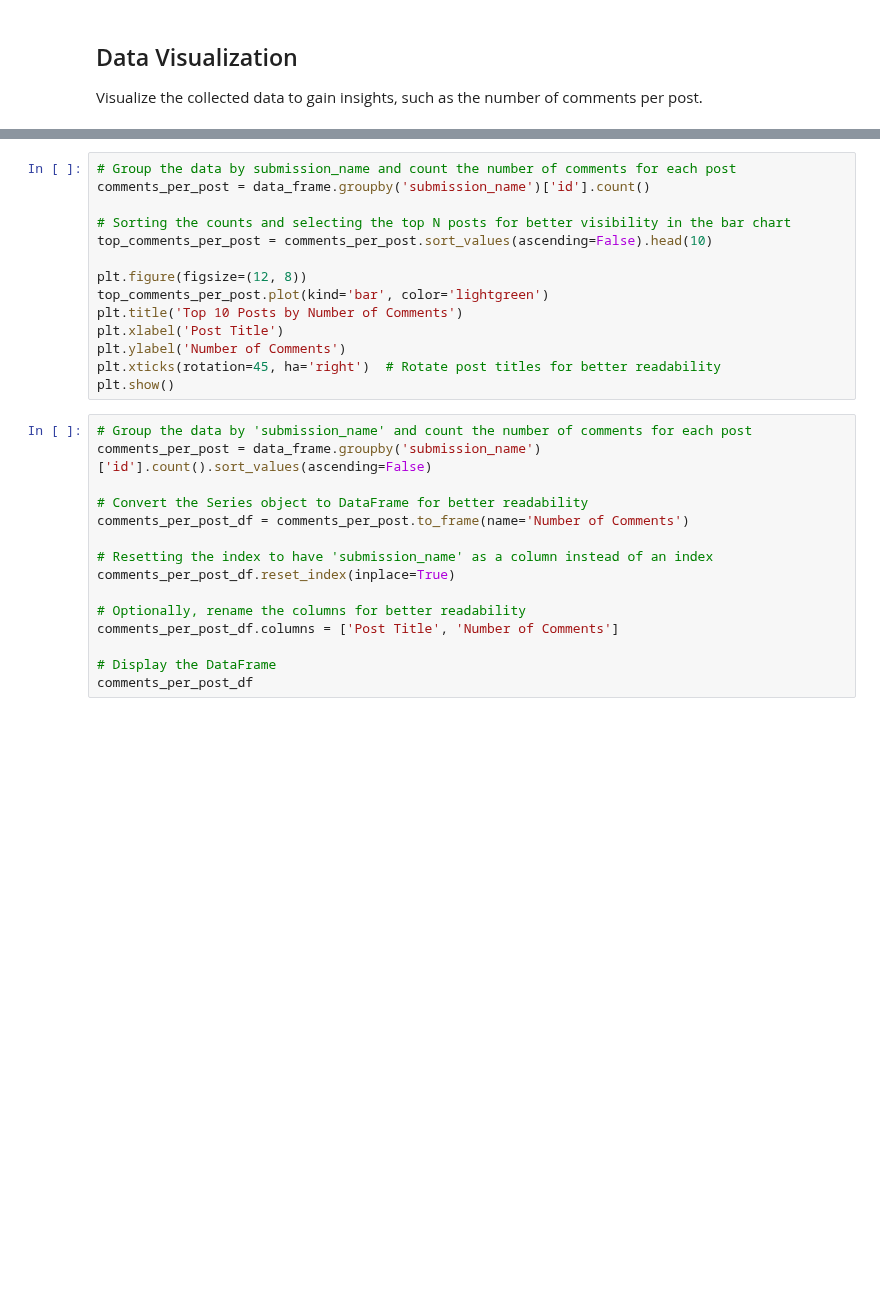
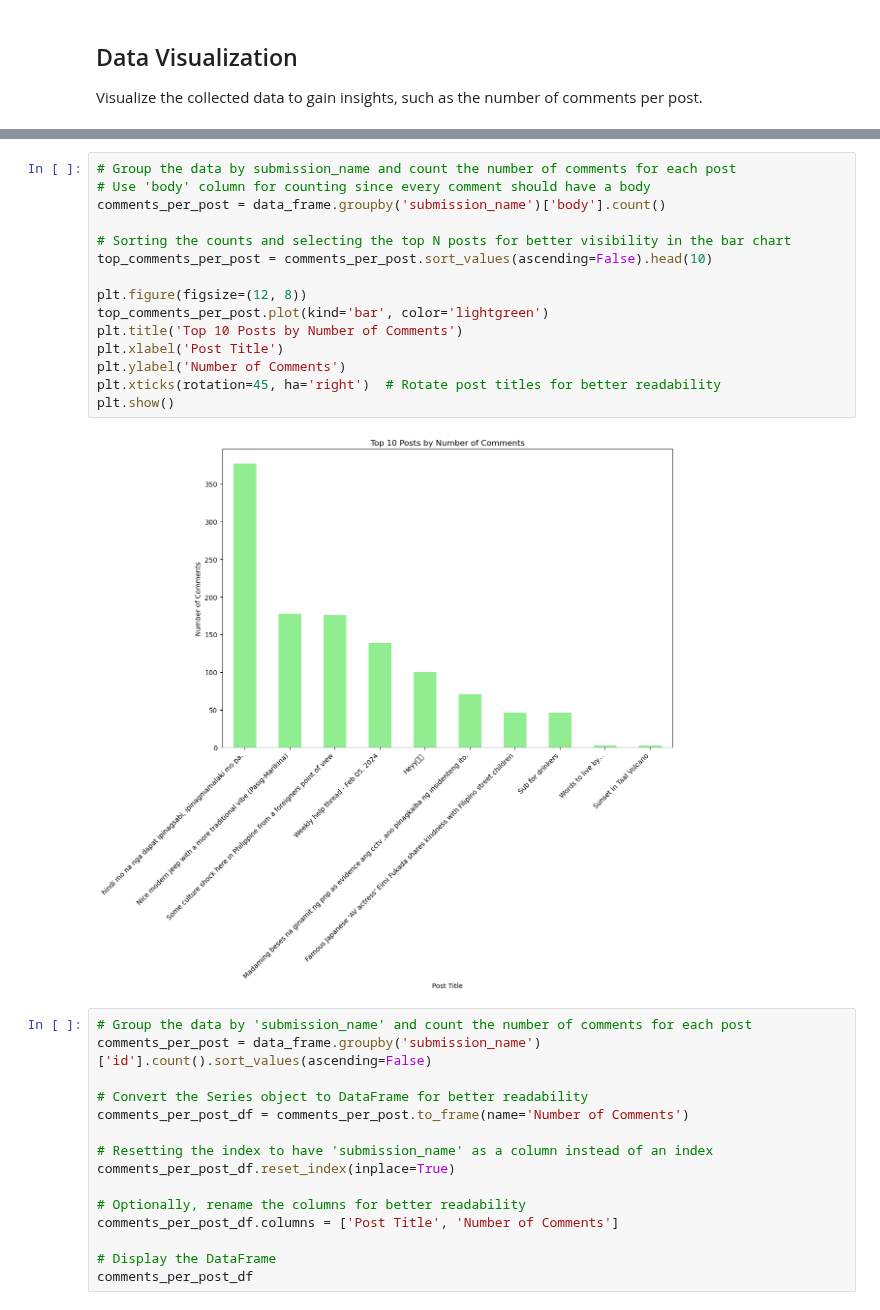
Before and after one commit to NateCross/tag-hate-elf, a Jupyter notebook: notebook/reddit-scrape.ipynb, the cells around one changed output, grey strips where cells are left out. Drawn from its saved outputs; the diff is of its cells as text; blank space fills up the shorter version.

Commit message:
fixed visualization & removed column dropping

```diff
--- a/notebook/reddit-scrape.ipynb
+++ b/notebook/reddit-scrape.ipynb
@@ -153,17 +176,20 @@ data_frame.head()
 # %%
 # Group the data by submission_name and count the number of comments for each post
-comments_per_post = data_frame.groupby('submission_name')['id'].count()
+# Use 'body' column for counting since every comment should have a body
+comments_per_post = data_frame.groupby('submission_name')['body'].count()
 
 # Sorting the counts and selecting the top N posts for better visibility in the bar chart
 top_comments_per_post = comments_per_post.sort_values(ascending=False).head(10)
 
 plt.figure(figsize=(12, 8))
 top_comments_per_post.plot(kind='bar', color='lightgreen')
 plt.title('Top 10 Posts by Number of Comments')
 plt.xlabel('Post Title')
 plt.ylabel('Number of Comments')
 plt.xticks(rotation=45, ha='right')  # Rotate post titles for better readability
 plt.show()
+# %% [output]
+[figure, added]
 # %%
 # Group the data by 'submission_name' and count the number of comments for each post
 comments_per_post = data_frame.groupby('submission_name')['id'].count().sort_values(ascending=False)
```
Also changed, not shown: parts of 8 cells of this notebook, 2 other files.
